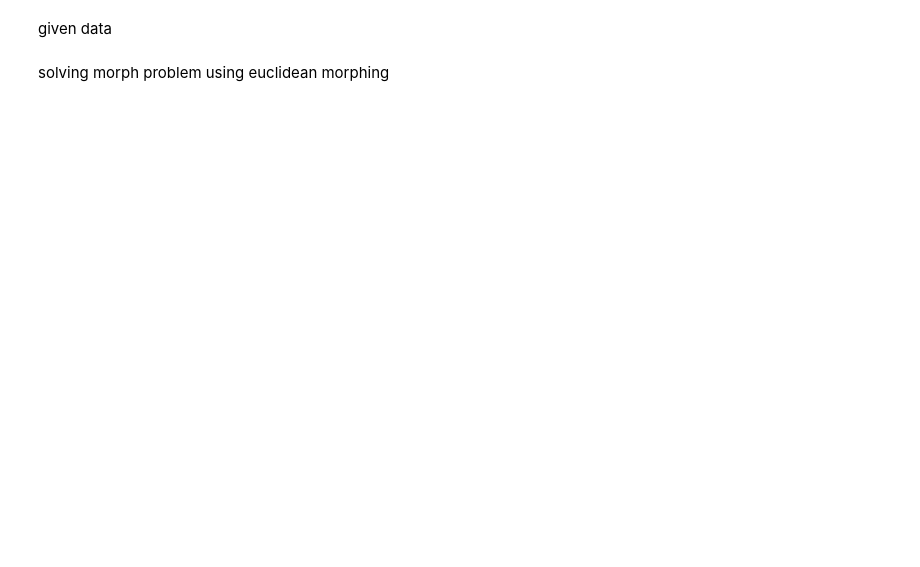
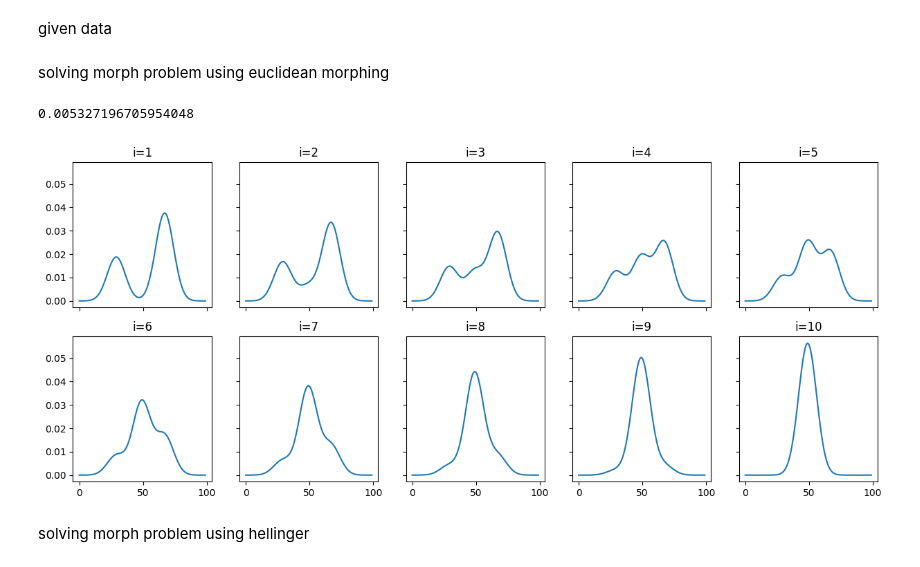
Before and after one commit to Mostafa-Hamidifard/cvx-optimization-homework, a Jupyter notebook: hw6_q3.ipynb, the cells around one changed output. Saved outputs shown, nothing was run; the diff lists cells and outputs as text; code cells hidden in the pictures; blank space fills up the shorter version.

Commit message:
Euclidean morphing added

```diff
--- a/hw6_q3.ipynb
+++ b/hw6_q3.ipynb
@@ -19,11 +19,35 @@ r = r/sum(r)
 # %% [markdown]
 solving morph problem using euclidean morphing
 # %%
+def d_squ(u,v):
+    return cvx.norm(u-v,2)**2
+
+T = cvx.Variable((n,N-1))
 P = cvx.Variable((n,N)) # each column is a distribution
 ## constraints
 const = []
 for i in range(1,N-1):# 1,3,4,...,N-2
-    const += (P[:,i:i+1] >= 0)
-    const += (cvx.sum(P[:,i:i+1]) == 1)
-const += P[:,0] == q
-const += P[:,N-1] == r
+    const += [P[:,i:i+1] >= 0]
+    const += [(cvx.sum(P[:,i:i+1]) == 1)]
+const += [P[:,0] == q]
+const += [P[:,N-1] == r]
+
+cost = 0
+for i in range(N-1):
+    cost += d_squ(P[:,i],P[:,i+1])
+objective = cvx.Minimize(cost)
+problem = cvx.Problem(objective,const)
+problem.solve(solver='ECOS')
+# %% [output]
+0.005327196705954048
+# %%
+P_opt = P.value
+fig , ax = plt.subplots(2,5,figsize=(15,6),sharex=True,sharey=True)
+plt.title("Morphing using D-squared")
+for i in range(N):
+    ax[i//5][i%5].plot(P_opt[:,i])
+    ax[i//5][i%5].set_title(f"i={i+1}")
+# %% [output]
+[figure, added]
+# %% [markdown]
+solving morph problem using hellinger
```
